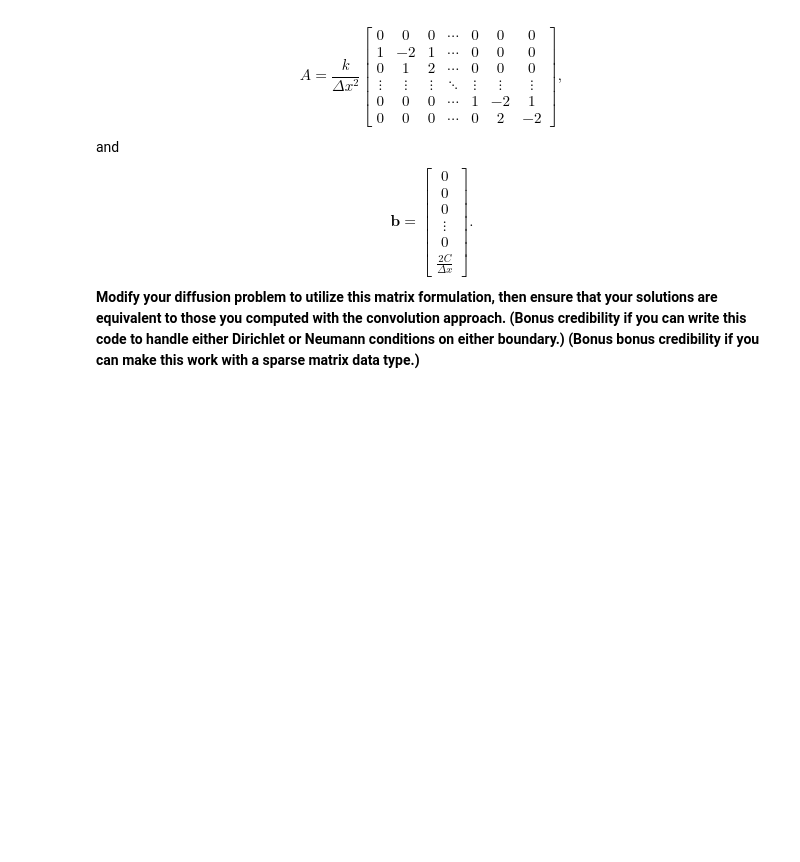
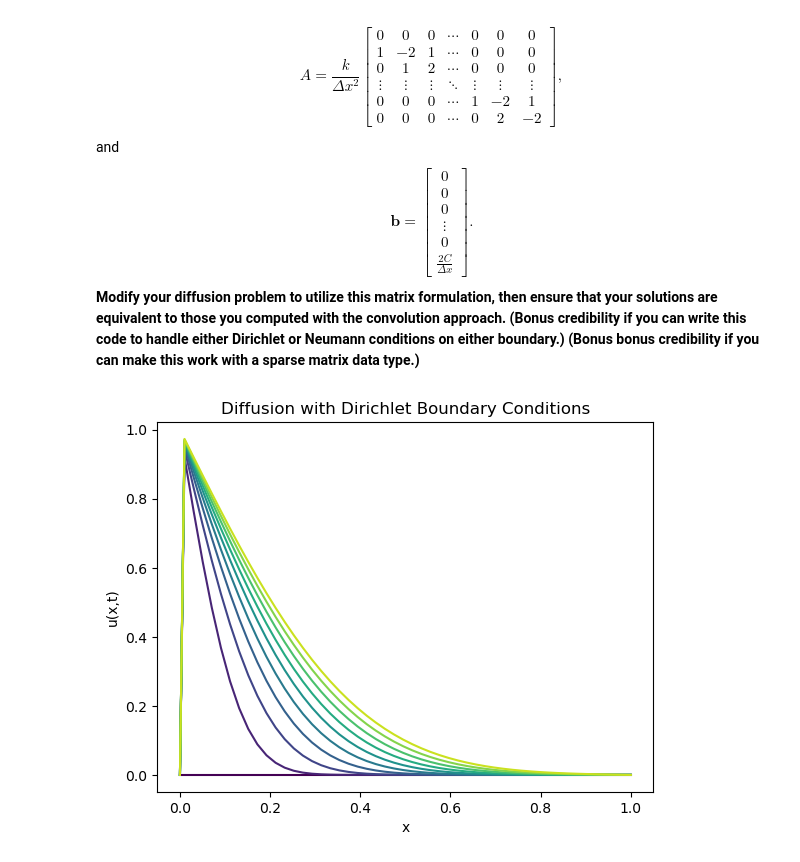
Before and after one commit to cake-dev/Simulation_class, a Jupyter notebook: Project6-PDE/Project6b-LinearSystemApproach.ipynb, the cells around one changed output. Saved outputs shown, nothing was run; the diff lists cells and outputs as text; code cells hidden in the pictures; blank space fills up the shorter version.

```diff
--- a/Project6-PDE/Project6b-LinearSystemApproach.ipynb
+++ b/Project6-PDE/Project6b-LinearSystemApproach.ipynb
@@ -46,3 +46,72 @@ $$
 \mathbf{b} = \begin{bmatrix} 0 \\ 0 \\ 0 \\ \vdots \\ 0 \\ \frac{2 C}{\Delta x} \end{bmatrix}.
 $$
 **Modify your diffusion problem to utilize this matrix formulation, then ensure that your solutions are equivalent to those you computed with the convolution approach.  (Bonus credibility if you can write this code to handle either Dirichlet or Neumann conditions on either boundary.)  (Bonus bonus credibility if you can make this work with a sparse matrix data type.)**
+# %%
+import numpy as np
+import matplotlib.pyplot as plt
+import ode_methods as om
+
+def get_dt_max(dx,k):
+    return dx**2/(2*k)
+
+class DiffusionDirichlet:
+    def __init__(self, nx, dx, k=0.01, dir_left=False, dir_right=False, neu_left=False, neu_right=False):
+        self.nx = nx
+        self.dx = dx
+        self.k = k
+        self.dir_left = dir_left
+        self.dir_right = dir_right
+        self.neu_left = neu_left
+        self.neu_right = neu_right
+        self.A = self.create_matrix()
+
+    def create_matrix(self):
+        # Initialize matrix
+        A = np.zeros((self.nx, self.nx))
+
+        # Fill the matrix
+        for i in range(self.nx):
+            if i == 0 or i == self.nx - 1: # First and last row
+                A[i, i] = 0  # Dirichlet boundary conditions left and right
+            else:
+                A[i, i - 1] = 1
+                A[i, i] = -2
+                A[i, i + 1] = 1
+
+        return A
+
+    def rhs(self, t, u):
+        u_bounded = u.copy()
+        u_bounded[0] = 1  # Left boundary condition
+        u_bounded[-1] = 0  # Right boundary condition
+        return self.k / self.dx**2 * np.dot(self.A, u_bounded) # Compute the right-hand side ()
+
+# setup
+L = 1.0  # Length of the domain
+nx = 100  # Number of grid points
+dx = L / (nx - 1)  # Grid spacing
+x = np.linspace(0, L, nx)  # Position array
+u0 = np.zeros(nx)  # Initial condition array
+
+# parameters
+k = 0.01
+dt = get_dt_max(dx,k)  # Time step
+t_span = (0, 5)
+
+diffusion_model = DiffusionDirichlet(nx, dx, k)
+euler_method = om.Euler()
+integrator = om.Integrator(diffusion_model, euler_method)
+
+# Solve
+t, u = integrator.integrate(t_span, dt, u0)
+
+# Visualization
+cmap = plt.cm.viridis
+for tt, uu in zip(t[::100], u[::100]): # Plot every 100th solution
+    plt.plot(x, uu, color=cmap(tt/t[-1]))
+plt.xlabel("x")
+plt.ylabel("u(x,t)")
+plt.title("Diffusion with Dirichlet Boundary Conditions")
+plt.show()
+# %% [output]
+[figure, added]
```
Also changed, not shown: parts of 1 cell of this notebook, 2 other files.
